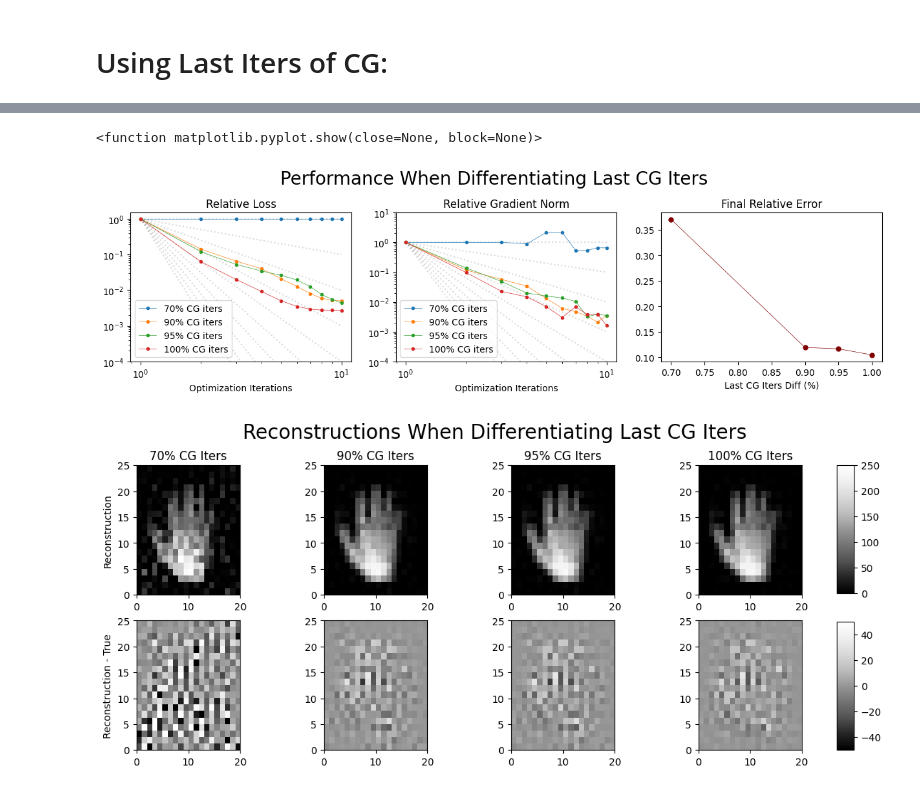
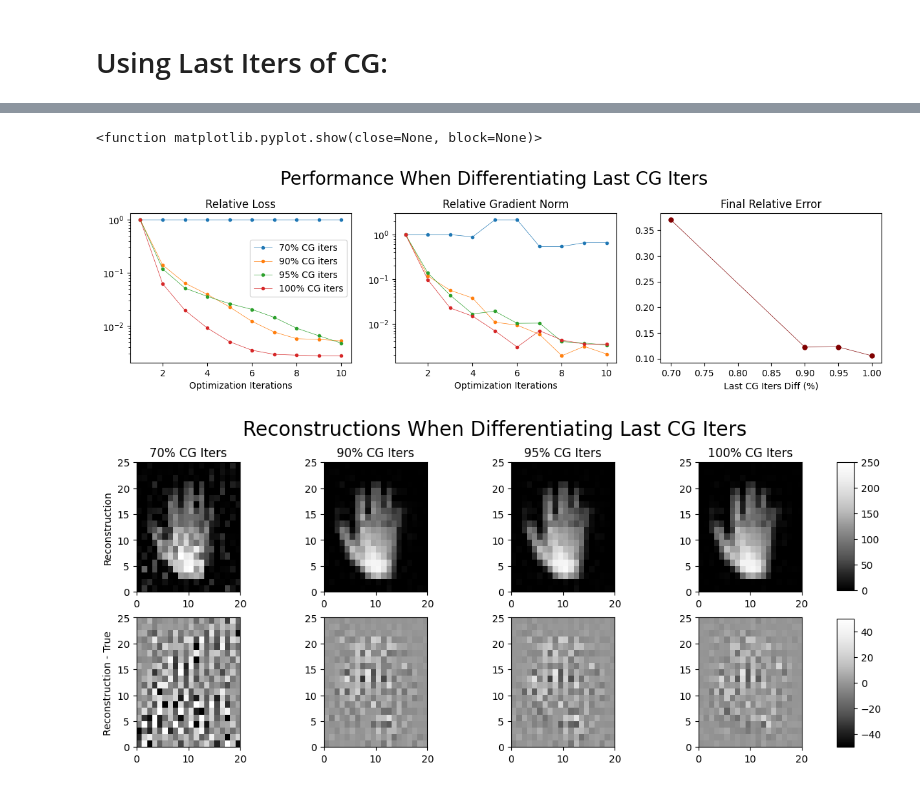
Before and after one commit to wdwatson2/ImgRegPytorchProject, a Jupyter notebook: scripts/test_percCG.ipynb, the cells around one changed output, grey strips where cells are left out. Cells and saved outputs as stored; diff of their text form; code cells hidden in the pictures.

Commit message:
updating plots

```diff
--- a/scripts/test_percCG.ipynb
+++ b/scripts/test_percCG.ipynb
@@ -520,37 +520,38 @@ Loss: 1.6259e-01 Grad: 9.3308e-01
 # %%
 fig, ax = plt.subplots(1, 3, figsize = (15, 3))
 
 plt.sca(ax[0])
-for i in range(max_iter):
-    plt.loglog(np.arange(max_iter) + 1, 1/(np.arange(max_iter) + 1)**(i), color='gray', alpha=.3, linestyle=':')
+
 for i in range(len(proportions)):
-    plt.loglog(np.arange(max_iter) + 1, np.array(loss_grads[i])/loss_grads[i][0], label="{}% CG iters".format(int(proportions[i]*100)), linewidth=0.5, marker = '.')
-plt.legend()
-plt.ylim(1e-4,1.5)
+    plt.semilogy(np.arange(max_iter) + 1, np.array(loss_grads[i])/loss_grads[i][0], label="{}% CG iters".format(int(proportions[i]*100)), linewidth=0.5, marker = '.')
+plt.legend(
+    loc='upper right',
+    bbox_to_anchor=(1, 0.85),  # (x, y): x=1 is right edge, y<1 shifts it downward
+)
+# plt.ylim(1e-4,1.5)
 plt.title('Relative Loss')
 plt.xlabel('Optimization Iterations')
 
 plt.sca(ax[1])
-for i in range(max_iter):
-    plt.loglog(np.arange(max_iter) + 1, 1/(np.arange(max_iter) + 1)**(i), color='gray', alpha=.3, linestyle=':')
+
 for i in range(len(proportions)):
-    plt.loglog(np.arange(max_iter) + 1, np.array(grad_grads[i])/grad_grads[i][0], label="{}% CG iters".format(int(proportions[i]*100)), linewidth=0.5, marker = '.')
-plt.legend()
-plt.ylim(1e-4,10)
+    plt.semilogy(np.arange(max_iter) + 1, np.array(grad_grads[i])/grad_grads[i][0], label="{}% CG iters".format(int(proportions[i]*100)), linewidth=0.5, marker = '.')
+# plt.legend()
+# plt.ylim(1e-4,10)
 plt.title('Relative Gradient Norm')
 plt.xlabel('Optimization Iterations')
 
 plt.sca(ax[2])
 plt.plot(proportions, np.array([torch.norm(f - R) for f in f0_grads])/torch.norm(R), linewidth=0.5, marker = '.', markersize=10, color='maroon')
 plt.title('Final Relative Error')
 plt.xlabel(f'Last CG Iters Diff (%)')
 
 plt.suptitle('Performance When Differentiating Last CG Iters', y = 1.1, size=20)
 plt.savefig('../results/figs/performance_percentage.pdf', bbox_inches='tight')
 plt.show
 # %% [output]
 <function matplotlib.pyplot.show(close=None, block=None)>
-[figure, old version]
+[figure, new version]
 # %%
 fig, ax = plt.subplots(2, len(proportions), figsize=(12,4))
 
```
Also changed, not shown: parts of 1 cell of this notebook, 10 other files.
